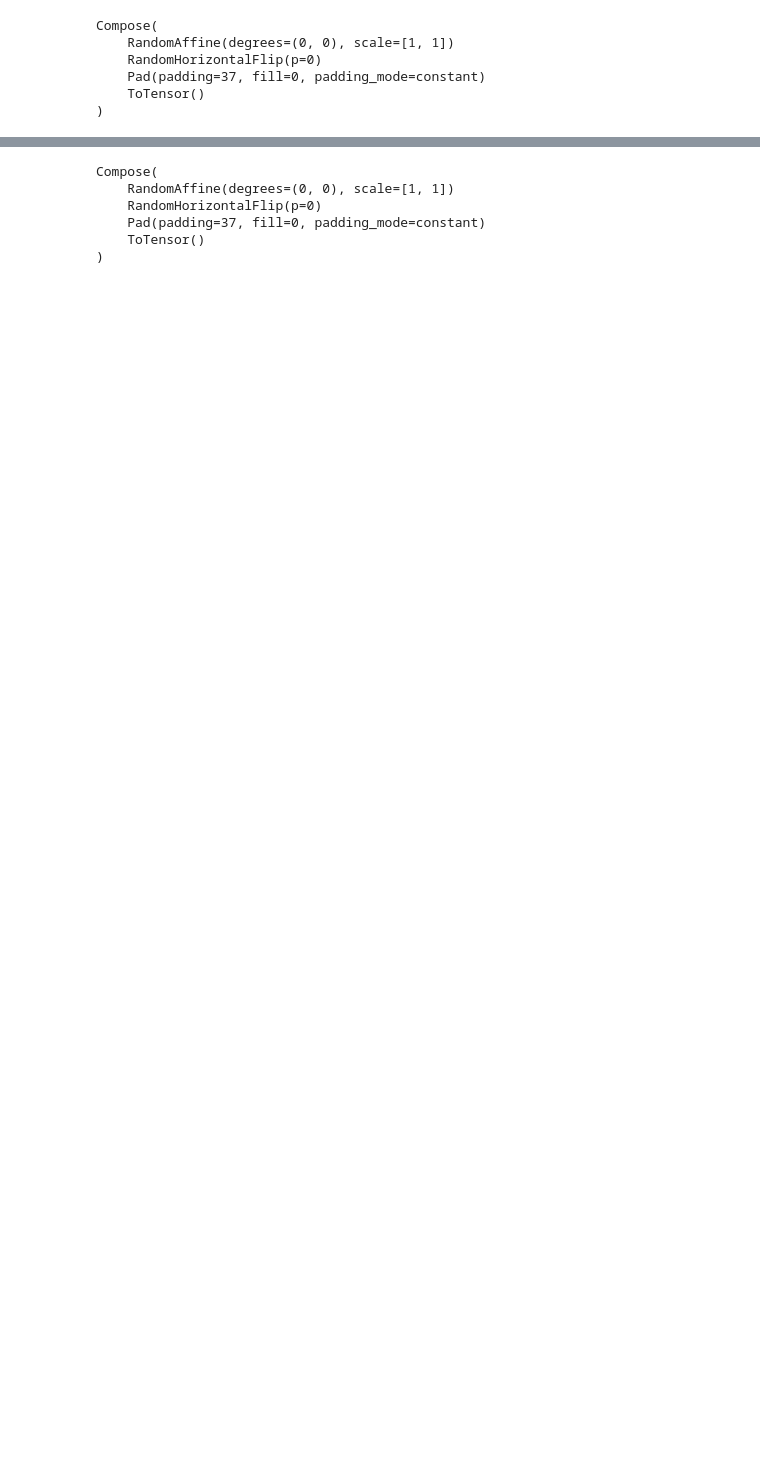
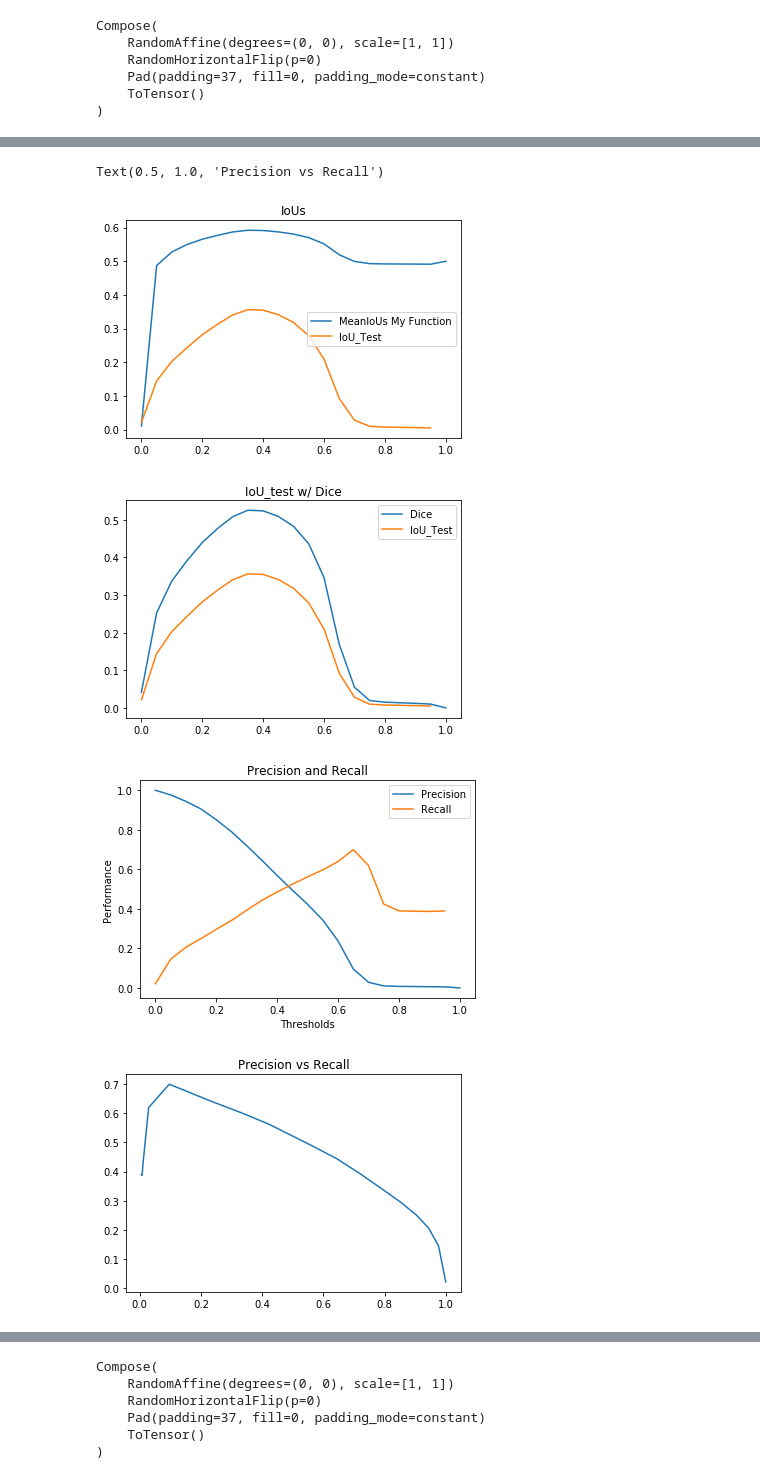
Before and after one commit to mccrinbc/TBI_Segmentation, a Jupyter notebook: smp_main.ipynb, the cells around one changed output, grey strips where cells are left out. Saved outputs shown, nothing was run; the diff lists cells and outputs as text; code cells hidden in the pictures; blank space fills up the shorter version.

Commit message:
Changes to model evaluation. Including Precision / Recall

```diff
--- a/smp_main.ipynb
+++ b/smp_main.ipynb
@@ -449,0 +689,66 @@ with open('ROC_AUC_results.pkl', 'wb') as f:  # Python 3: open(..., 'wb')
+# %%
+#NOTE:
+#I have implemented a custom IoU functon that determines the MEAN IoU, which includes the background IoU
+#This is a heavily biased metric, and I think it makes the model seem better than it is.
+#Heavy class imbalance at the edges of the image due to padding causes the MeanIoU to skyrocket (~double reg IoU)
+#IoU from sklearn is probably better.
+
+#Total Error metric does not seem very informative.
+
+#Utility to Plot Relavent Information
+print(EPOCHS)
+print('Best IoU Threshold',best_IoU_thresh)
+print('Mean IoU: ', np.max(meanIoUs_each_threshold))
+print('Best Accuracy Threshold:', best_acc_thresh)
+
+sens = TPR_list[abs(difference_array).argmin()]
+spec = 1 - FPR_list[abs(difference_array).argmin()]
+
+print('Optimal Accuracy Sens:', sens)
+print('Optimal Accuracy Spec:', spec)
+
+#copy this over into excel, split with , delimiter.
+print(EPOCHS,best_IoU_thresh,np.max(meanIoUs_each_threshold),best_acc_thresh,sens,spec)
+print(' ')
+print('meanIoUs_each_threshold')
+print(meanIoUs_each_threshold)
+print(' ')
+print('IoUs')
+print(IoUs)
+print(' ')
+print('Dice')
+print(Dice)
+
+print(' ')
+print('precision')
+print(precision)
+
+print(' ')
+print('recall')
+print(TPR_list)
+
+plt.figure(1)
+plt.plot(thresholds,meanIoUs_each_threshold)
+plt.plot(thresholds, IoUs)
+plt.title("IoUs")
+plt.legend(['MeanIoUs My Function', 'IoU_Test'])
+
+plt.figure(2)
+plt.plot(thresholds,Dice)
+plt.plot(thresholds,IoU_test)
+plt.title("IoU_test w/ Dice")
+plt.legend(['Dice', 'IoU_Test'])
+
+plt.figure(4)
+plt.plot(thresholds, precision)
+plt.plot(thresholds, TPR_list)
+plt.title('Precision and Recall')
+plt.xlabel('Thresholds')
+plt.ylabel('Performance')
+plt.legend(['Precision','Recall'])
+
+#Quarter-circle type curve
+plt.figure(5)
+plt.plot(precision,TPR_list)
+plt.title('Precision vs Recall')
+# %% [output]
@@ -450,3 +772,8 @@ with open('ROC_AUC_results.pkl', 'wb') as f:  # Python 3: open(..., 'wb')
+Text(0.5, 1.0, 'Precision vs Recall')
+[figure, added]
+[figure, added]
+[figure, added]
+[figure, added]
 # %%
 #If the best threshold is not a variable, we're probably missing info.
 #Load this into memory.
```
Also changed, not shown: parts of 29 cells of this notebook.
